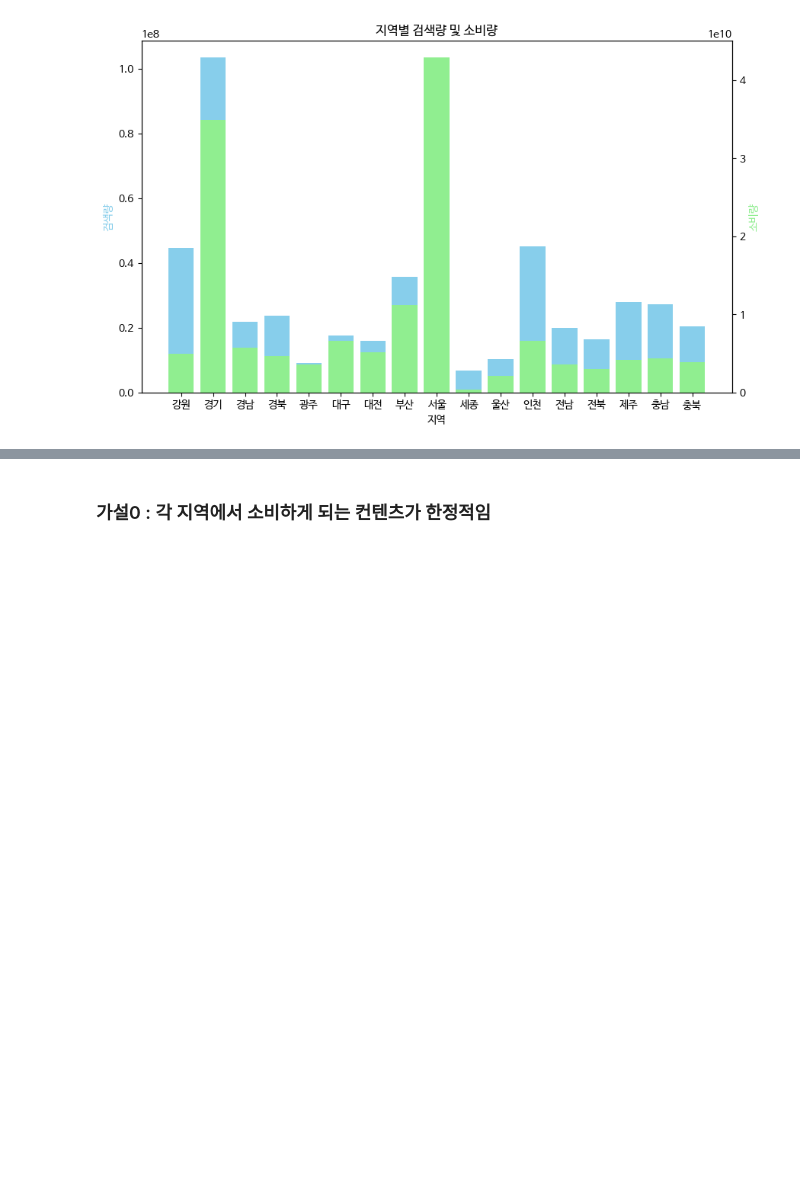
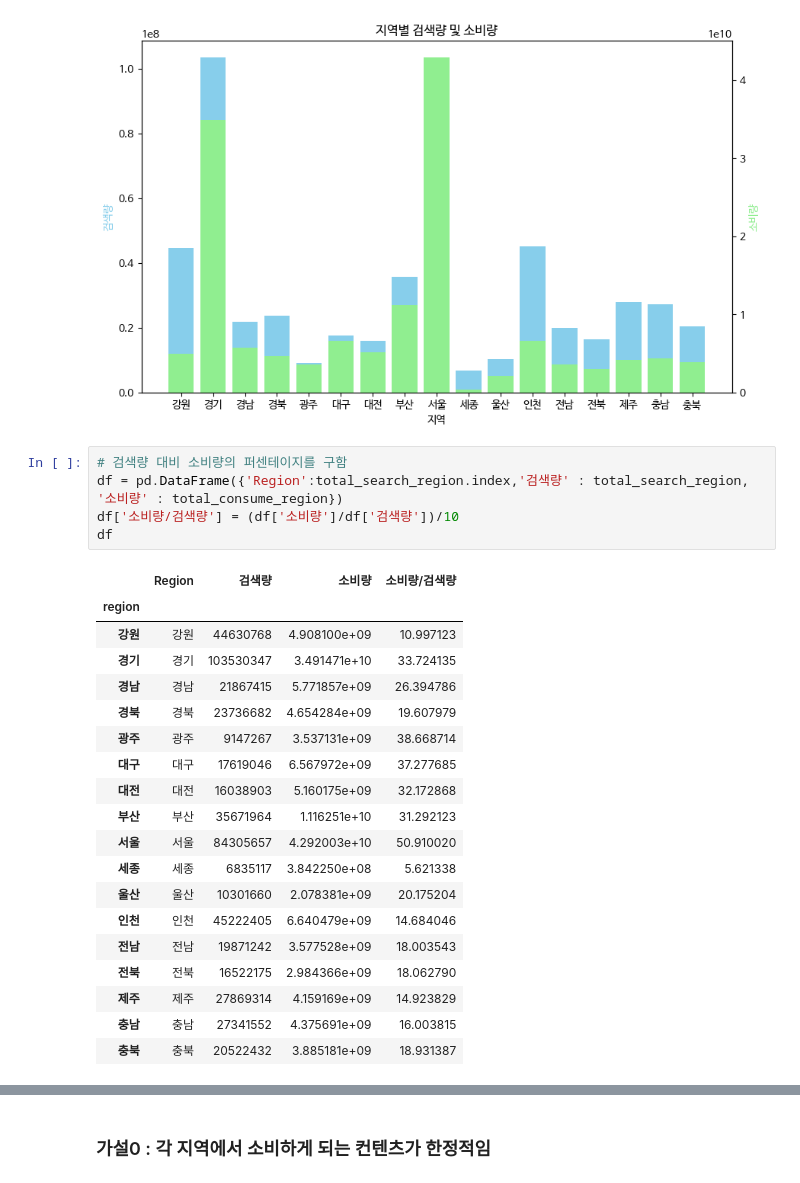
Before and after one commit to skymined/path_finder_data_analysis, a Jupyter notebook: DA/EDA.ipynb, the cells around one changed output, grey strips where cells are left out. Saved outputs shown, nothing was run; the diff lists cells and outputs as text; blank space fills up the shorter version.

```diff
--- a/DA/EDA.ipynb
+++ b/DA/EDA.ipynb
@@ -138,3 +160,28 @@ plt.xticks(rotation=45)
 plt.show()
 # %% [output]
 [figure]
+# %%
+# 검색량 대비 소비량의 퍼센테이지를 구함
+df = pd.DataFrame({'Region':total_search_region.index,'검색량' : total_search_region, '소비량' : total_consume_region})
+df['소비량/검색량'] = (df['소비량']/df['검색량'])/10
+df
+# %% [output]
+|  | Region | 검색량 | 소비량 | 소비량/검색량 |
+| region |  |  |  |  |
+| 강원 | 강원 | 44630768 | 4.908100e+09 | 10.997123 |
+| 경기 | 경기 | 103530347 | 3.491471e+10 | 33.724135 |
+| 경남 | 경남 | 21867415 | 5.771857e+09 | 26.394786 |
+| 경북 | 경북 | 23736682 | 4.654284e+09 | 19.607979 |
+| 광주 | 광주 | 9147267 | 3.537131e+09 | 38.668714 |
+| 대구 | 대구 | 17619046 | 6.567972e+09 | 37.277685 |
+| 대전 | 대전 | 16038903 | 5.160175e+09 | 32.172868 |
+| 부산 | 부산 | 35671964 | 1.116251e+10 | 31.292123 |
+| 서울 | 서울 | 84305657 | 4.292003e+10 | 50.910020 |
+| 세종 | 세종 | 6835117 | 3.842250e+08 | 5.621338 |
+| 울산 | 울산 | 10301660 | 2.078381e+09 | 20.175204 |
+| 인천 | 인천 | 45222405 | 6.640479e+09 | 14.684046 |
+| 전남 | 전남 | 19871242 | 3.577528e+09 | 18.003543 |
+| 전북 | 전북 | 16522175 | 2.984366e+09 | 18.062790 |
+| 제주 | 제주 | 27869314 | 4.159169e+09 | 14.923829 |
+| 충남 | 충남 | 27341552 | 4.375691e+09 | 16.003815 |
+| 충북 | 충북 | 20522432 | 3.885181e+09 | 18.931387 |
```
Also changed, not shown: parts of 6 cells of this notebook.
